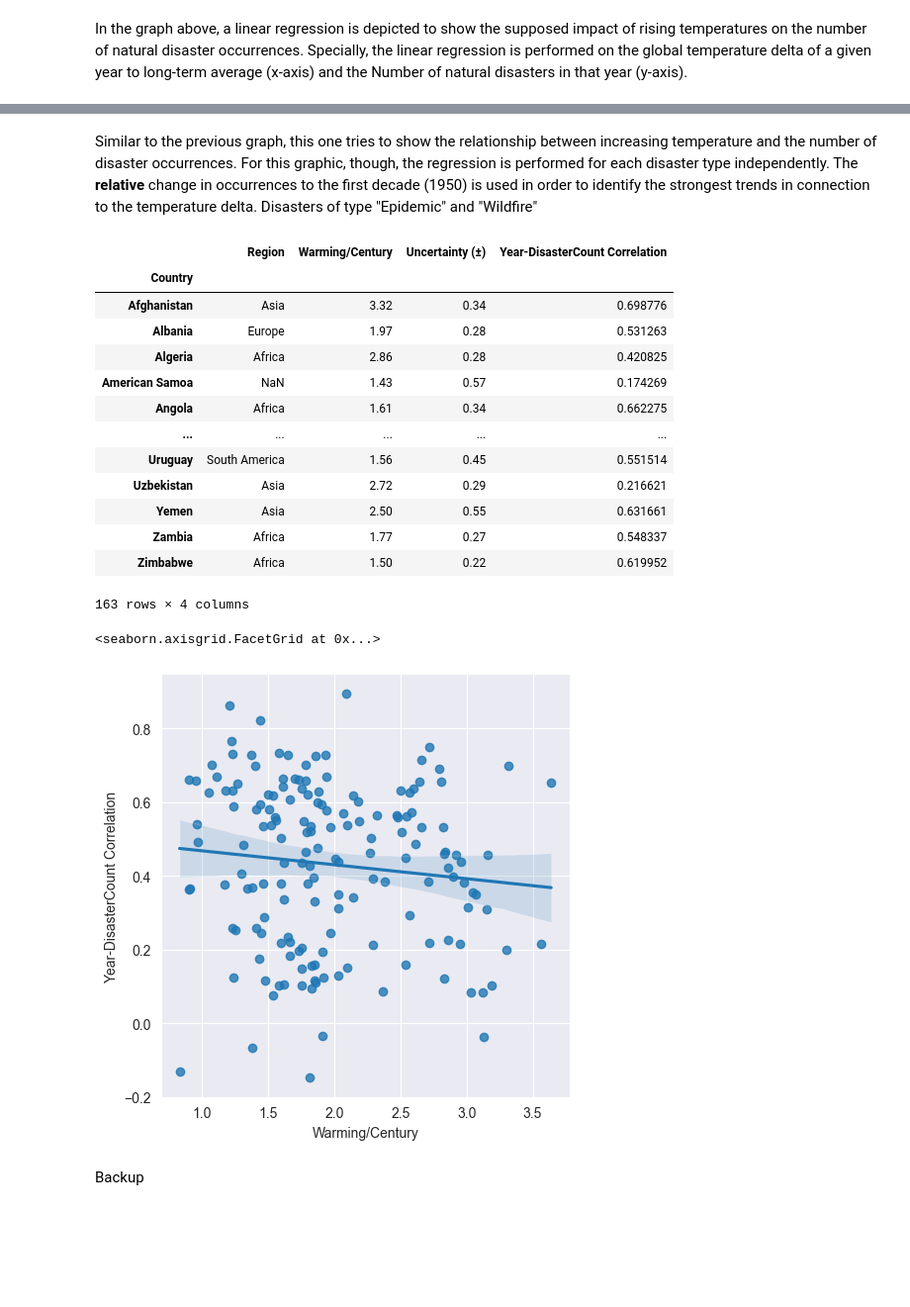
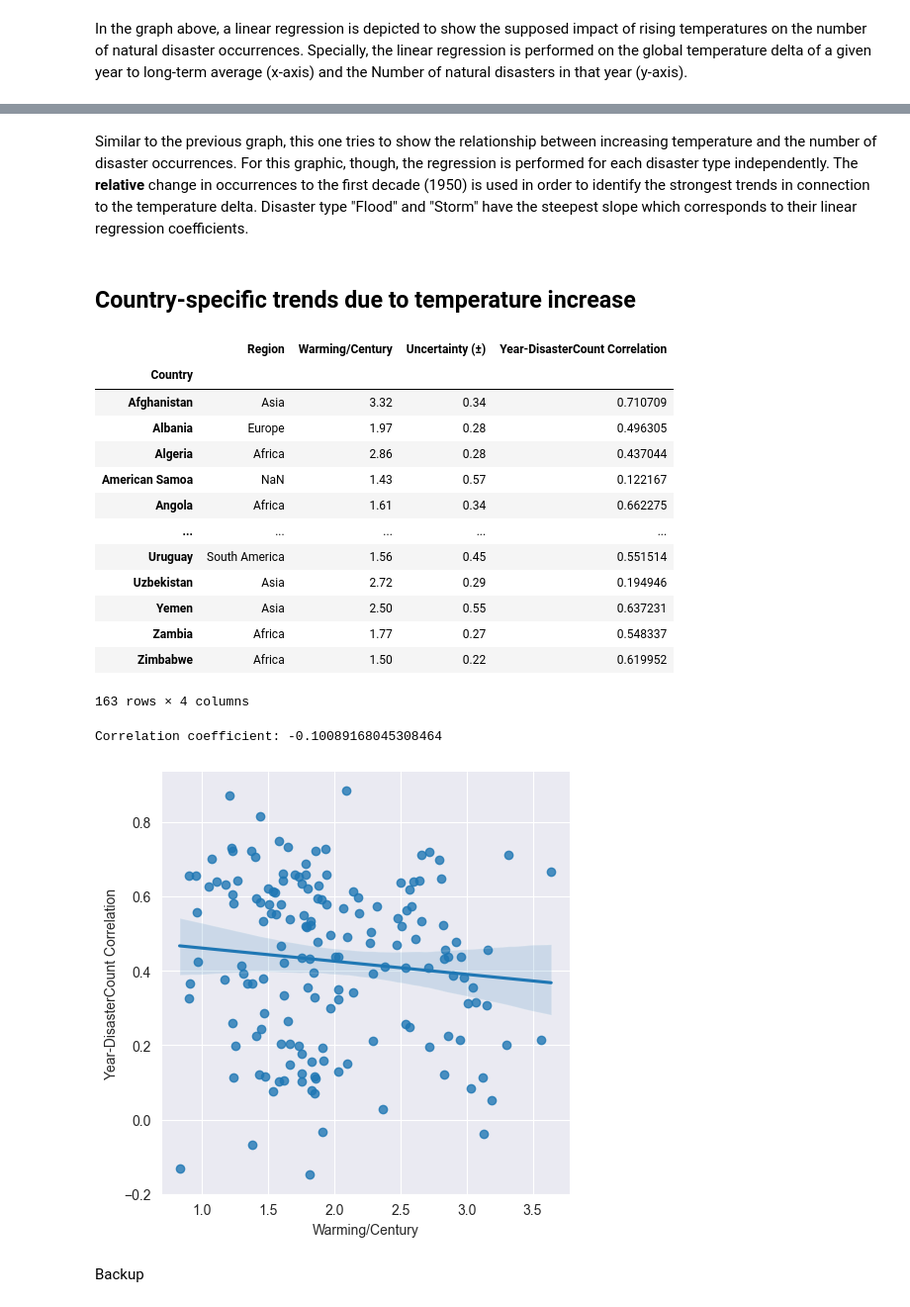
Before and after one commit to r-Files/DOPP, a Jupyter notebook: jupyter_notebooks/lab_question_c.ipynb, the cells around one changed output, grey strips where cells are left out. Shown at 99% size. Cells and saved outputs as stored; diff of their text form; code cells hidden in the pictures; blank space fills up the shorter version.

```diff
--- a/jupyter_notebooks/lab_question_c.ipynb
+++ b/jupyter_notebooks/lab_question_c.ipynb
@@ -62,5 +62,5 @@ Dumping Extra-terrestrial disasters can be assumed to be indifferent to climate
 # %%
-df = df[df["Disaster_Subgroup"] != "Extra-terrestrial"]
+df = df[(df["Disaster_Subgroup"] != "Extra-terrestrial") & (df["Disaster_Subgroup"] != "Geophysical")]
 # %% [markdown]
 ## Get Yearly Deaths
 # %% [markdown]
@@ -191,6 +195,8 @@ Text(0.5, 1.0, 'Relationship between decade-wise temperature delta and change-ra
 # %% [markdown]
 Similar to the previous graph, this one tries to show the relationship between increasing temperature and the number of disaster occurrences. For this graphic, though, the regression is performed for each disaster type independently. The **relative** change in occurrences to the first decade (1950) is used in order to identify the strongest trends in connection to the temperature delta.
-Disasters of type "Epidemic" and "Wildfire"
+Disaster type "Flood" and "Storm" have the steepest slope which corresponds to their linear regression coefficients.
+# %% [markdown]
+## Country-specific trends due to temperature increase
 # %%
 yearly_country_disasters = get_yearly_disaster_count(groupby_base, index_cols=["Start_Year", "Country"], include_zero=True).reset_index()
 countrywise_year_disastercount_correlation = yearly_country_disasters.groupby('Country')[["Start_Year", "No_Disasters"]].corr().iloc[0::2,-1].reset_index(level=1, drop=True).rename("Year-DisasterCount Correlation")
@@ -200,24 +206,26 @@ countries_complete
 # %% [output]
 |  | Region | Warming/Century | Uncertainty (±) | Year-DisasterCount Correlation |
 | Country |  |  |  |  |
-| Afghanistan | Asia | 3.32 | 0.34 | 0.698776 |
-| Albania | Europe | 1.97 | 0.28 | 0.531263 |
-| Algeria | Africa | 2.86 | 0.28 | 0.420825 |
-| American Samoa | NaN | 1.43 | 0.57 | 0.174269 |
+| Afghanistan | Asia | 3.32 | 0.34 | 0.710709 |
+| Albania | Europe | 1.97 | 0.28 | 0.496305 |
+| Algeria | Africa | 2.86 | 0.28 | 0.437044 |
+| American Samoa | NaN | 1.43 | 0.57 | 0.122167 |
 | Angola | Africa | 1.61 | 0.34 | 0.662275 |
 | ... | ... | ... | ... | ... |
 | Uruguay | South America | 1.56 | 0.45 | 0.551514 |
-| Uzbekistan | Asia | 2.72 | 0.29 | 0.216621 |
-| Yemen | Asia | 2.50 | 0.55 | 0.631661 |
+| Uzbekistan | Asia | 2.72 | 0.29 | 0.194946 |
+| Yemen | Asia | 2.50 | 0.55 | 0.637231 |
 | Zambia | Africa | 1.77 | 0.27 | 0.548337 |
 | Zimbabwe | Africa | 1.50 | 0.22 | 0.619952 |
 163 rows × 4 columns
 # %%
-#countries_complete["Warming/Century"].corr(countries_complete["Year-DisasterCount Correlation"])
-sns.lmplot(data=countries_complete, x="Warming/Century", y="Year-DisasterCount Correlation")
+sns.lmplot(data=countries_complete,
+           x="Warming/Century",
+           y="Year-DisasterCount Correlation")
+print(f"Correlation coefficient: {countries_complete['Warming/Century'].corr(countries_complete['Year-DisasterCount Correlation'])}")
 # %% [output]
-<seaborn.axisgrid.FacetGrid at 0x...>
+Correlation coefficient: -0.10089168045308464
-[figure, old version]
+[figure, new version]
 # %% [markdown]
 Backup
 # %%
```
Also changed, not shown: parts of 11 cells of this notebook.
